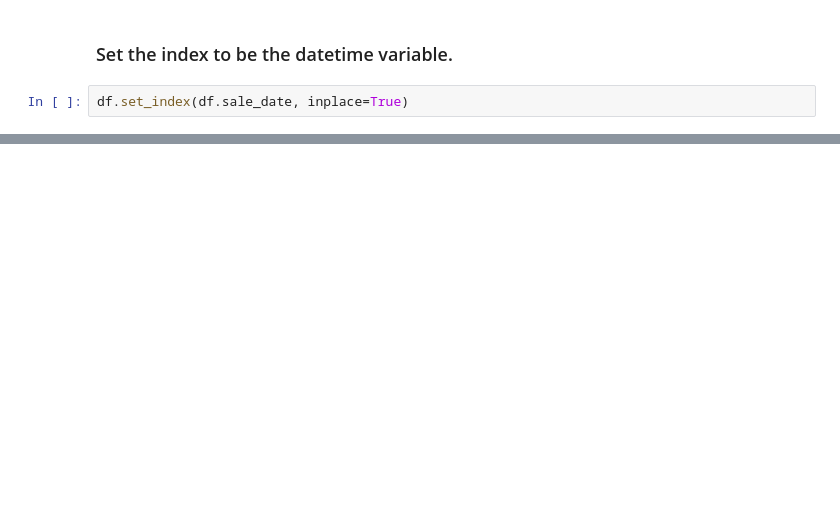
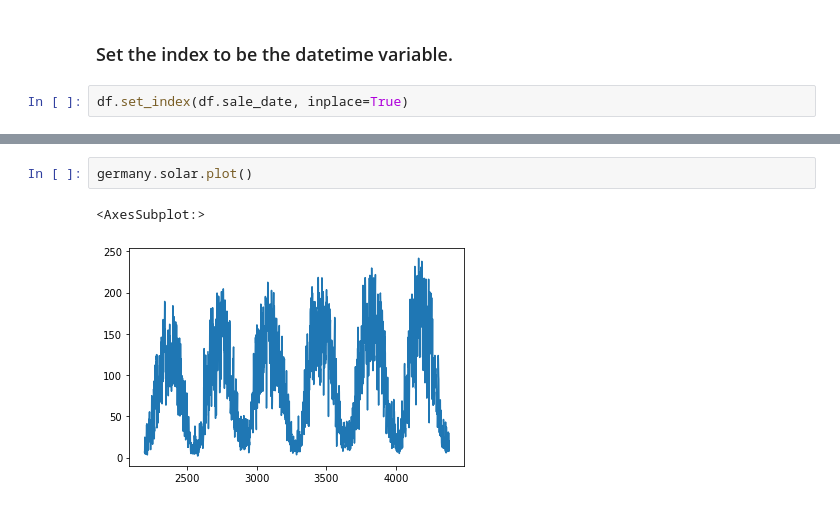
Before and after one commit to mdalton87/time-series-exercises, a Jupyter notebook: ts_prepare.ipynb, the cells around one changed output, grey strips where cells are left out. Saved outputs shown, nothing was run; the diff lists cells and outputs as text; blank space fills up the shorter version.

```diff
--- a/ts_prepare.ipynb
+++ b/ts_prepare.ipynb
@@ -43,0 +152,5 @@ Make sure all the work that you have done above is reproducible. That is, you sh
+# %%
+germany.solar.plot()
+# %% [output]
+<AxesSubplot:>
+[figure, added]
```
Also changed, not shown: parts of 32 cells of this notebook, 1 other file.
